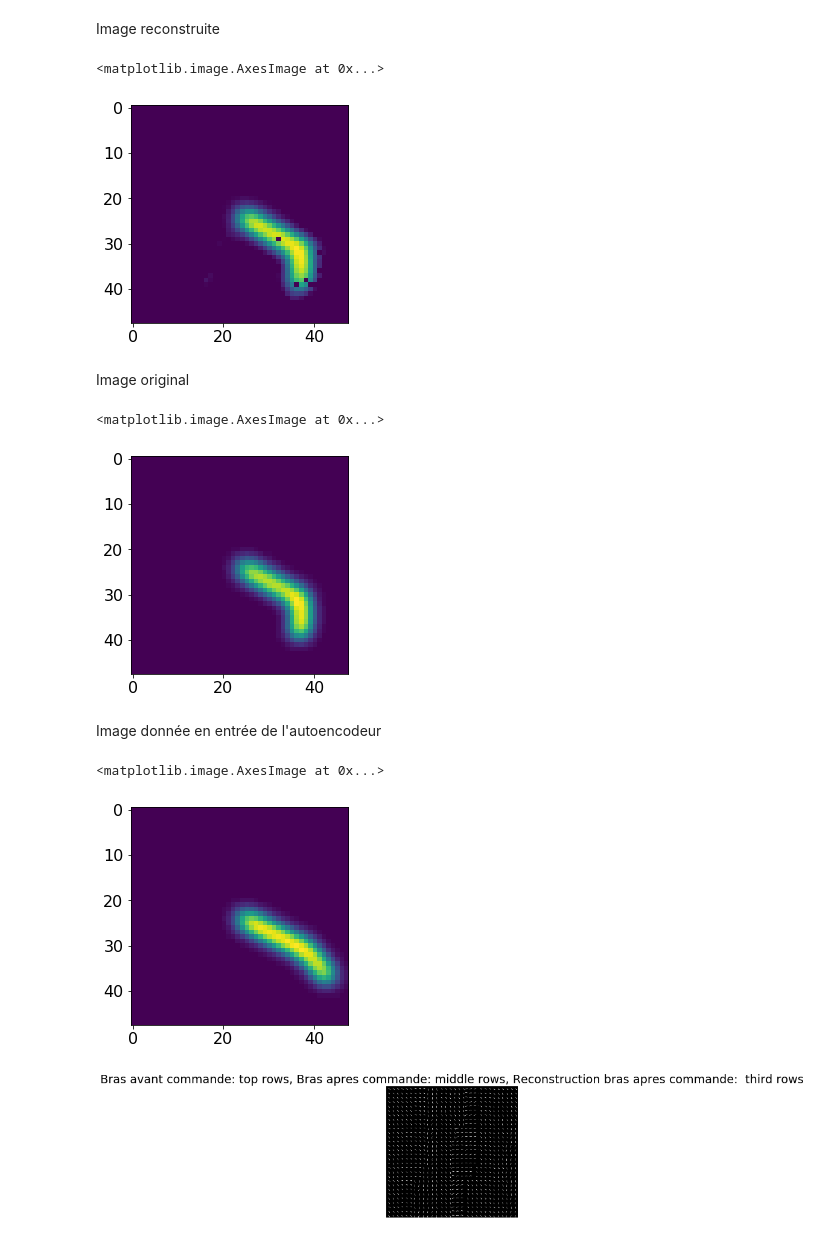
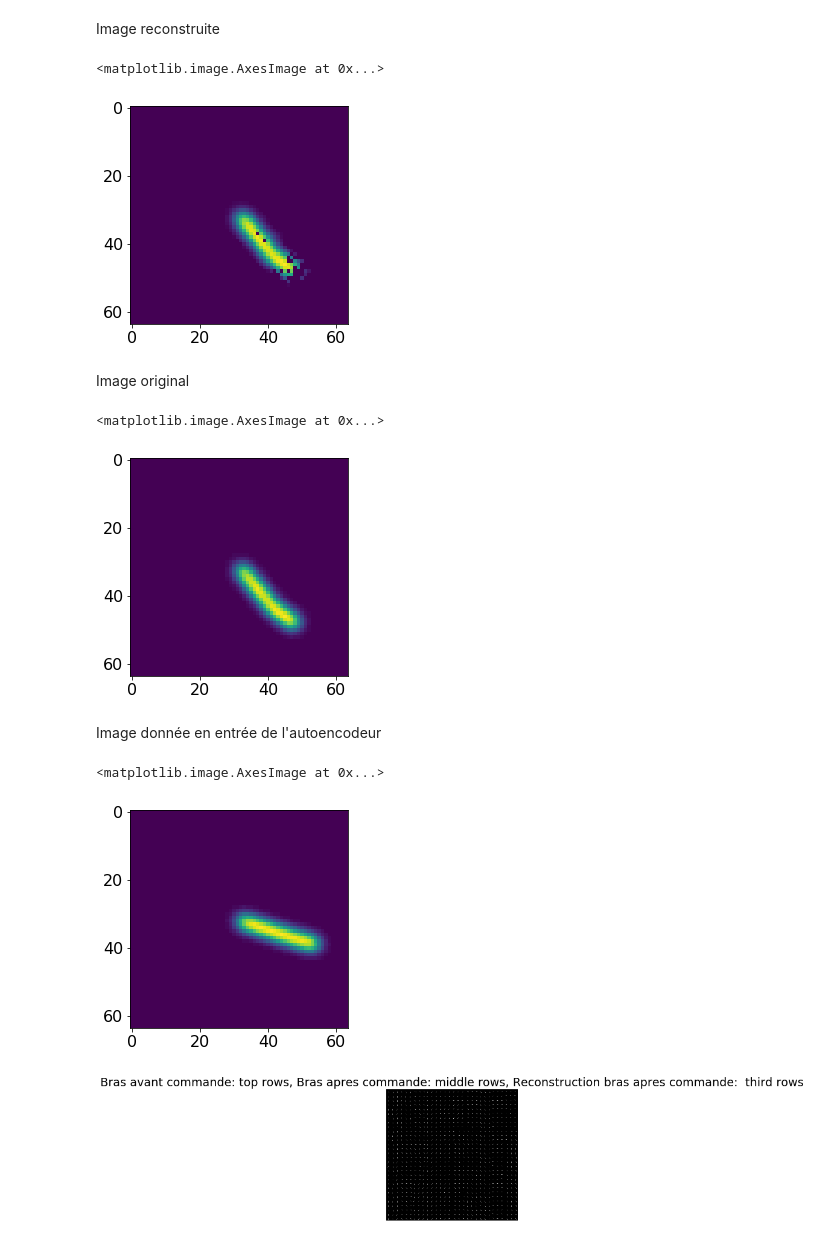
Before and after one commit to elichou/jupyternotebooks, a Jupyter notebook: Visual_Learning_Reaching_BS_GFN-GAUSS.ipynb, the cells around one changed output. Saved outputs shown, nothing was run; the diff lists cells and outputs as text; code cells hidden in the pictures.

```diff
--- a/Visual_Learning_Reaching_BS_GFN-GAUSS.ipynb
+++ b/Visual_Learning_Reaching_BS_GFN-GAUSS.ipynb
@@ -42,7 +42,7 @@ nb_posture = 300
 nb_command = 40
 nb_joint = 3
 nb_data = nb_command*nb_posture
-img_size = 48
+img_size = 64
 # %% [markdown]
 ## Construction de la base de données
 # %% [markdown]
@@ -221,7 +227,7 @@ from keras import backend as K
 # %%
 input_size = 128
 input_shape = (2, input_size, input_size)
-latent_dim = 100 # plus facile pour la concaténation des outputs...
+latent_dim = 64 # plus facile pour la concaténation des outputs...
 
 # on donne en entrée des pairs d'images
 inputs_xy = Input(shape = (2, img_size, img_size, ), name = 'xy')
@@ -486,24 +523,26 @@ plt.show()
 Image reconstruite
 # %%
 x_decoded = autoencoder.predict(train_features)
-imshow(x_decoded[0][0])
+imshow(x_decoded[50][0])
+imgs = concatenate([x_decoded[50][0],train_images_y[50][0], train_images_x[50][0] ])
+Image.fromarray(imgs).save('exmple_recontr.png')
 # %% [output]
 <matplotlib.image.AxesImage at 0x...>
-[figure, old version]
+[figure, new version]
 # %% [markdown]
 Image original
 # %%
-imshow(train_images_y[0][0])
+imshow(train_images_y[50][0])
 # %% [output]
 <matplotlib.image.AxesImage at 0x...>
-[figure, old version]
+[figure, new version]
 # %% [markdown]
 Image donnée en entrée de l'autoencodeur
 # %%
-imshow(train_images_x[0][0])
+imshow(train_images_x[50][0])
 # %% [output]
 <matplotlib.image.AxesImage at 0x...>
-[figure, old version]
+[figure, new version]
 # %%
 from PIL import Image
 rows, cols = 10, 30
```
Also changed, not shown: parts of 21 cells of this notebook, 1 other file.
